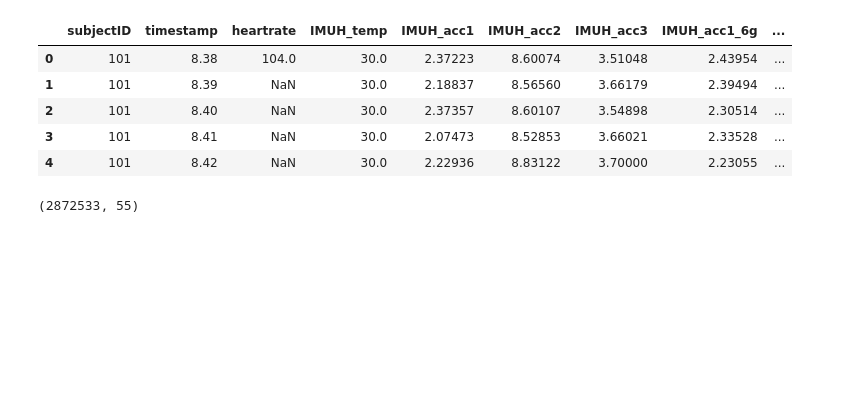
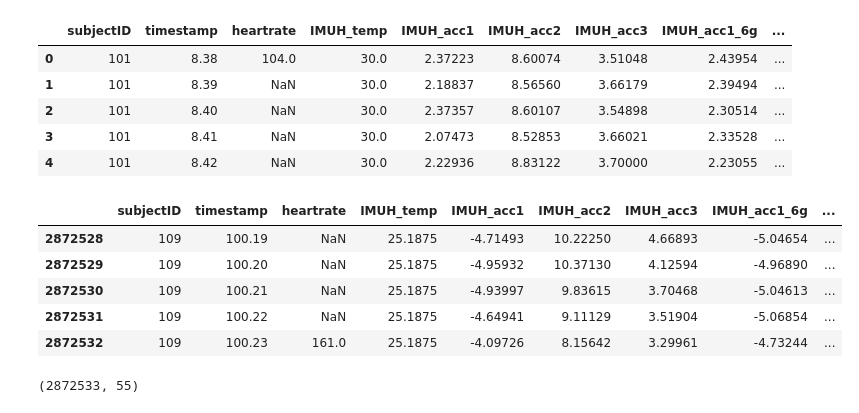
Before and after one commit to Ann-Maria-John/Sensor-Based-Human-Activity-Recognition-ML, a Jupyter notebook: data pre-processing2.ipynb, the cells around one changed output. Cells and saved outputs as stored; diff of their text form; code cells hidden in the pictures; blank space fills up the shorter version.

```diff
--- a/data pre-processing2.ipynb
+++ b/data pre-processing2.ipynb
@@ -18,6 +15,15 @@ df.head()
 | 2 | 101 | 8.40 | NaN | 30.0 | 2.37357 | 8.60107 | 3.54898 | 2.30514 | ... |
 | 3 | 101 | 8.41 | NaN | 30.0 | 2.07473 | 8.52853 | 3.66021 | 2.33528 | ... |
 | 4 | 101 | 8.42 | NaN | 30.0 | 2.22936 | 8.83122 | 3.70000 | 2.23055 | ... |
+# %%
+df.tail()
+# %% [output]
+|  | subjectID | timestamp | heartrate | IMUH_temp | IMUH_acc1 | IMUH_acc2 | IMUH_acc3 | IMUH_acc1_6g | ... |
+| 2872528 | 109 | 100.19 | NaN | 25.1875 | -4.71493 | 10.22250 | 4.66893 | -5.04654 | ... |
+| 2872529 | 109 | 100.20 | NaN | 25.1875 | -4.95932 | 10.37130 | 4.12594 | -4.96890 | ... |
+| 2872530 | 109 | 100.21 | NaN | 25.1875 | -4.93997 | 9.83615 | 3.70468 | -5.04613 | ... |
+| 2872531 | 109 | 100.22 | NaN | 25.1875 | -4.64941 | 9.11129 | 3.51904 | -5.06854 | ... |
+| 2872532 | 109 | 100.23 | 161.0 | 25.1875 | -4.09726 | 8.15642 | 3.29961 | -4.73244 | ... |
 # %%
 df.shape
 # %% [output]
```
Also changed, not shown: parts of 13 cells of this notebook.
